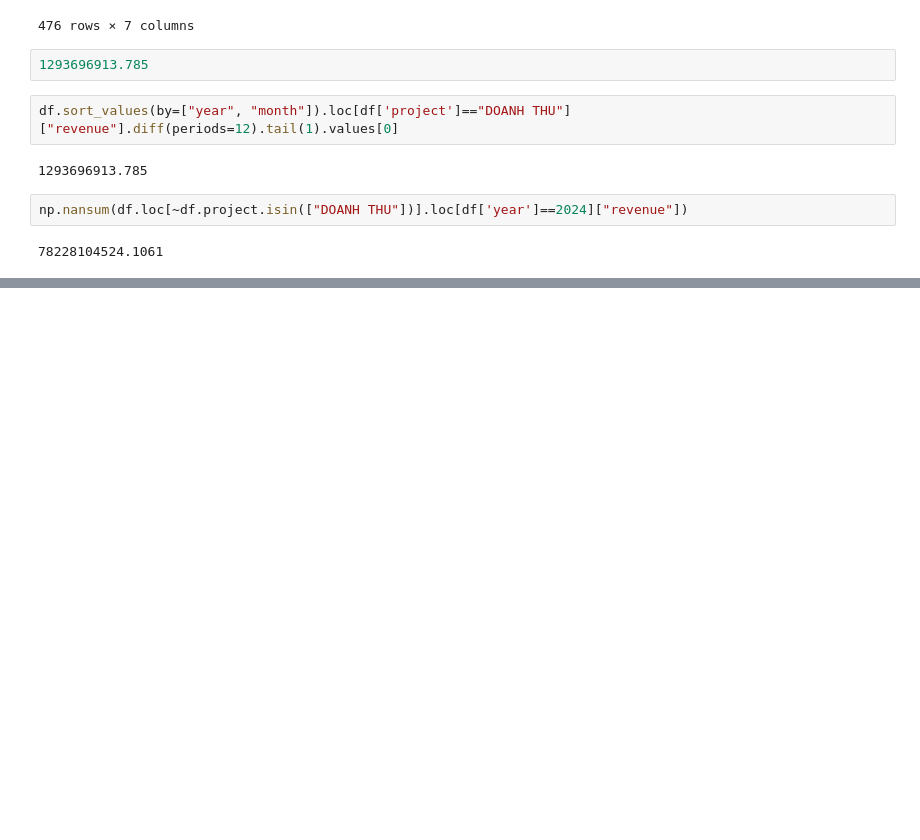
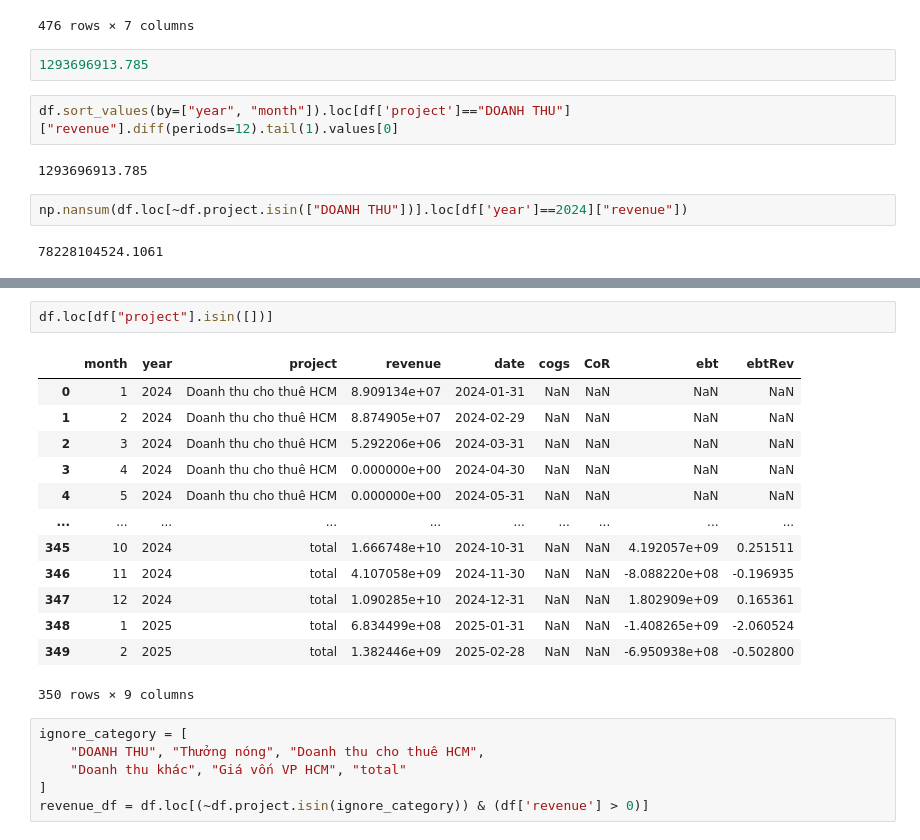
Before and after one commit to hogDuc/reti-dashboard, a Jupyter notebook: notebook.ipynb, the cells around one changed output, grey strips where cells are left out. Drawn from its saved outputs; the diff is of its cells as text; blank space fills up the shorter version.

```diff
--- a/notebook.ipynb
+++ b/notebook.ipynb
@@ -84,0 +284,22 @@ px.bar(
+# %%
+df.loc[df["project"].isin([])]
+# %% [output]
+|  | month | year | project | revenue | date | cogs | CoR | ebt | ebtRev |
+| 0 | 1 | 2024 | Doanh thu cho thuê HCM | 8.909134e+07 | 2024-01-31 | NaN | NaN | NaN | NaN |
+| 1 | 2 | 2024 | Doanh thu cho thuê HCM | 8.874905e+07 | 2024-02-29 | NaN | NaN | NaN | NaN |
+| 2 | 3 | 2024 | Doanh thu cho thuê HCM | 5.292206e+06 | 2024-03-31 | NaN | NaN | NaN | NaN |
+| 3 | 4 | 2024 | Doanh thu cho thuê HCM | 0.000000e+00 | 2024-04-30 | NaN | NaN | NaN | NaN |
+| 4 | 5 | 2024 | Doanh thu cho thuê HCM | 0.000000e+00 | 2024-05-31 | NaN | NaN | NaN | NaN |
+| ... | ... | ... | ... | ... | ... | ... | ... | ... | ... |
+| 345 | 10 | 2024 | total | 1.666748e+10 | 2024-10-31 | NaN | NaN | 4.192057e+09 | 0.251511 |
+| 346 | 11 | 2024 | total | 4.107058e+09 | 2024-11-30 | NaN | NaN | -8.088220e+08 | -0.196935 |
+| 347 | 12 | 2024 | total | 1.090285e+10 | 2024-12-31 | NaN | NaN | 1.802909e+09 | 0.165361 |
+| 348 | 1 | 2025 | total | 6.834499e+08 | 2025-01-31 | NaN | NaN | -1.408265e+09 | -2.060524 |
+| 349 | 2 | 2025 | total | 1.382446e+09 | 2025-02-28 | NaN | NaN | -6.950938e+08 | -0.502800 |
+350 rows × 9 columns
+# %%
+ignore_category = [
+    "DOANH THU", "Thưởng nóng", "Doanh thu cho thuê HCM",
+    "Doanh thu khác", "Giá vốn VP HCM", "total"
+]
+revenue_df = df.loc[(~df.project.isin(ignore_category)) & (df['revenue'] > 0)]
```
Also changed, not shown: parts of 23 cells of this notebook, 7 other files.
